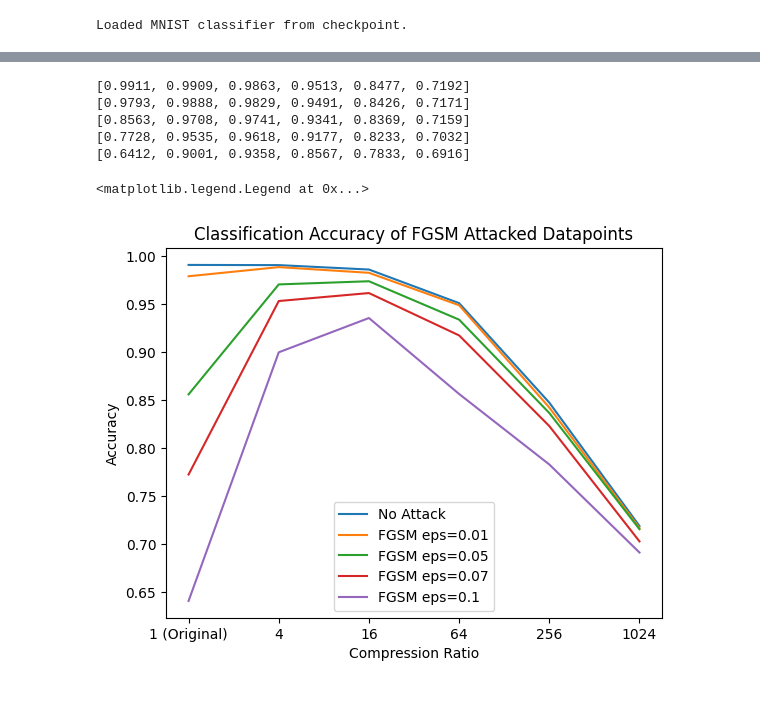
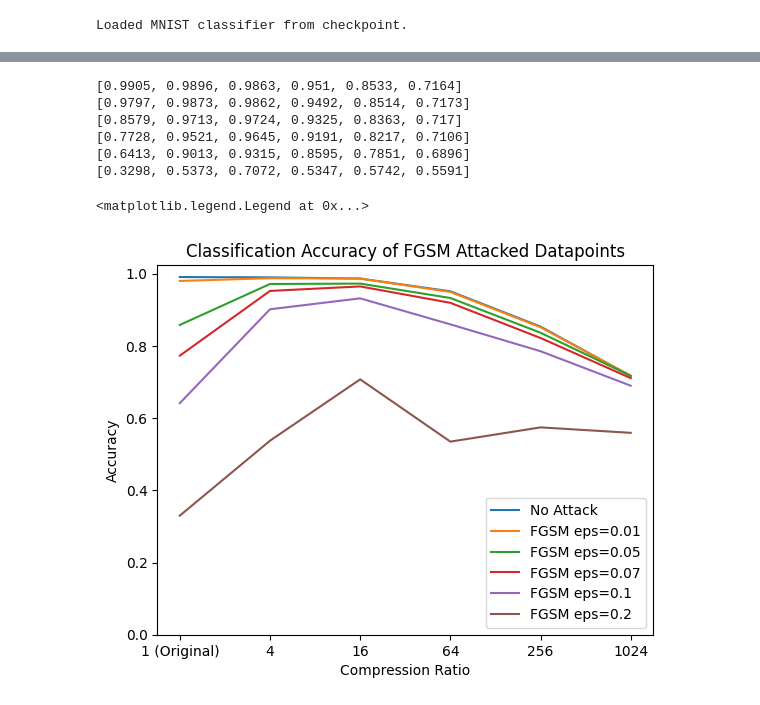
Before and after one commit to armanirodriguez/thesis-code, a Jupyter notebook: MNIST_experiments.ipynb, the cells around one changed output, grey strips where cells are left out. Drawn from its saved outputs; the diff is of its cells as text; code cells hidden in the pictures.

```diff
--- a/MNIST_experiments.ipynb
+++ b/MNIST_experiments.ipynb
@@ -25,7 +26,7 @@ if os.path.exists(HQA_MNIST_SAVE_PATH):
     hqa_model = torch.load(HQA_MNIST_SAVE_PATH).to(device)
     print(f"Loaded {len(hqa_model)} layer model from checkpoint.")
 else:
-    hqa_model = train_mnist(max_epochs=1, devices=1)
+    hqa_model = train_hqa_mnist(max_epochs=50, devices=1)
     torch.save(hqa_model, HQA_MNIST_SAVE_PATH)
 
 def reconstruct(layer, attack=None):
@@ -45,7 +46,33 @@ if os.path.exists(CLASSIFIER_MNIST_SAVE_PATH):
     lenet_model = torch.load(CLASSIFIER_MNIST_SAVE_PATH).to(device)
     print(f"Loaded MNIST classifier from checkpoint.")
 else:
-    hqa_model = train_mnist(max_epochs=1, devices=1)
-    torch.save(hqa_model, HQA_MNIST_SAVE_PATH)
+    print("Classifier checkpoint not found!")
 # %% [output]
 Loaded MNIST classifier from checkpoint.
+# %%
+num_recons = 10
+
+toImage = ToPILImage()
+
+x, _ = next(iter(dl_test))
+x = x[:num_recons]
+
+originals = np.concatenate([toImage(img) for img in x], axis=1)
+fig, ax = plt.subplots(ncols=1, nrows=len(hqa_model) + 1, figsize=(8,5))
+
+ax[0].imshow(originals, cmap='gray')
+ax[0].axis("off")
+ax[0].set_title("Originals")
+
+for layer_index, layer in enumerate(hqa_model):
+    x = x.to(hqa_model.device)
+    recons = layer.reconstruct(x)
+    recons = recons.cpu()
+    recons_img = np.concatenate([toImage(recon) for recon in recons], axis=1)
+
+    ax[layer_index + 1].imshow(recons_img, cmap='gray')
+    ax[layer_index+ 1].axis("off")
+    ax[layer_index + 1].set_title(f"Layer {layer_index+1} reconstructions")
+
+fig.tight_layout()
+plt.show()
@@ -184,30 +229,36 @@ Layer 4 Reconstructions [pgd overshoot=0.05] Accuracy:  0.7145
 # %%
 print(accuracies_no_attack)
 print(accuracies_fgsm_attack_01)
 print(accuracies_fgsm_attack_05)
 print(accuracies_fgsm_attack_07)
-print(accuracies_fgsm_attack_1)
+print(accuracies_fgsm_attack_10)
+print(accuracies_fgsm_attack_20)
 
 layers = ["1 (Original)", "4", "16", "64", "256", "1024"]
 plt.plot(layers, accuracies_no_attack, label="No Attack")
 plt.plot(layers, accuracies_fgsm_attack_01, label="FGSM eps=0.01")
 plt.plot(layers, accuracies_fgsm_attack_05, label="FGSM eps=0.05")
 plt.plot(layers, accuracies_fgsm_attack_07, label="FGSM eps=0.07")
-plt.plot(layers, accuracies_fgsm_attack_1, label="FGSM eps=0.1")
+plt.plot(layers, accuracies_fgsm_attack_10, label="FGSM eps=0.1")
+plt.plot(layers, accuracies_fgsm_attack_20, label="FGSM eps=0.2")
 
 plt.title("Classification Accuracy of FGSM Attacked Datapoints")
 plt.ylabel("Accuracy")
 plt.xlabel("Compression Ratio")
+plt.ylim(0)
+plt.legend()
 
-plt.legend()
+plt.savefig("./resources/mnist_fgsm_reconstructions.png")
+plt.show()
 # %% [output]
-[0.9911, 0.9909, 0.9863, 0.9513, 0.8477, 0.7192]
-[0.9793, 0.9888, 0.9829, 0.9491, 0.8426, 0.7171]
-[0.8563, 0.9708, 0.9741, 0.9341, 0.8369, 0.7159]
-[0.7728, 0.9535, 0.9618, 0.9177, 0.8233, 0.7032]
-[0.6412, 0.9001, 0.9358, 0.8567, 0.7833, 0.6916]
+[0.9905, 0.9896, 0.9863, 0.951, 0.8533, 0.7164]
+[0.9797, 0.9873, 0.9862, 0.9492, 0.8514, 0.7173]
+[0.8579, 0.9713, 0.9724, 0.9325, 0.8363, 0.717]
+[0.7728, 0.9521, 0.9645, 0.9191, 0.8217, 0.7106]
+[0.6413, 0.9013, 0.9315, 0.8595, 0.7851, 0.6896]
+[0.3298, 0.5373, 0.7072, 0.5347, 0.5742, 0.5591]
 <matplotlib.legend.Legend at 0x...>
-[figure, old version]
+[figure, new version]
 # %%
 print(accuracies_no_attack)
 print(accuracies_bim_attack_01)
```
Also changed, not shown: parts of 9 cells of this notebook, 14 other files.
